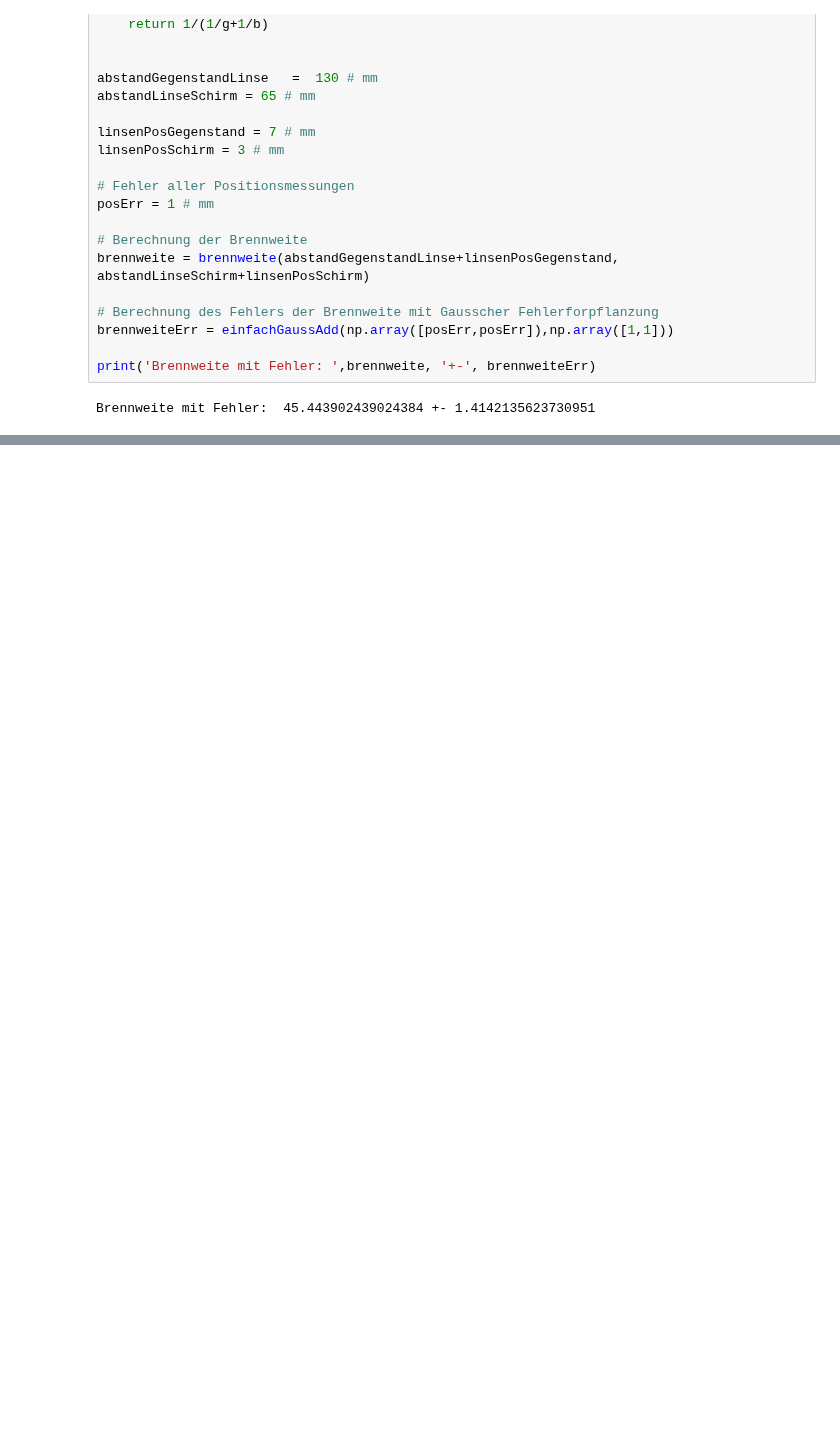
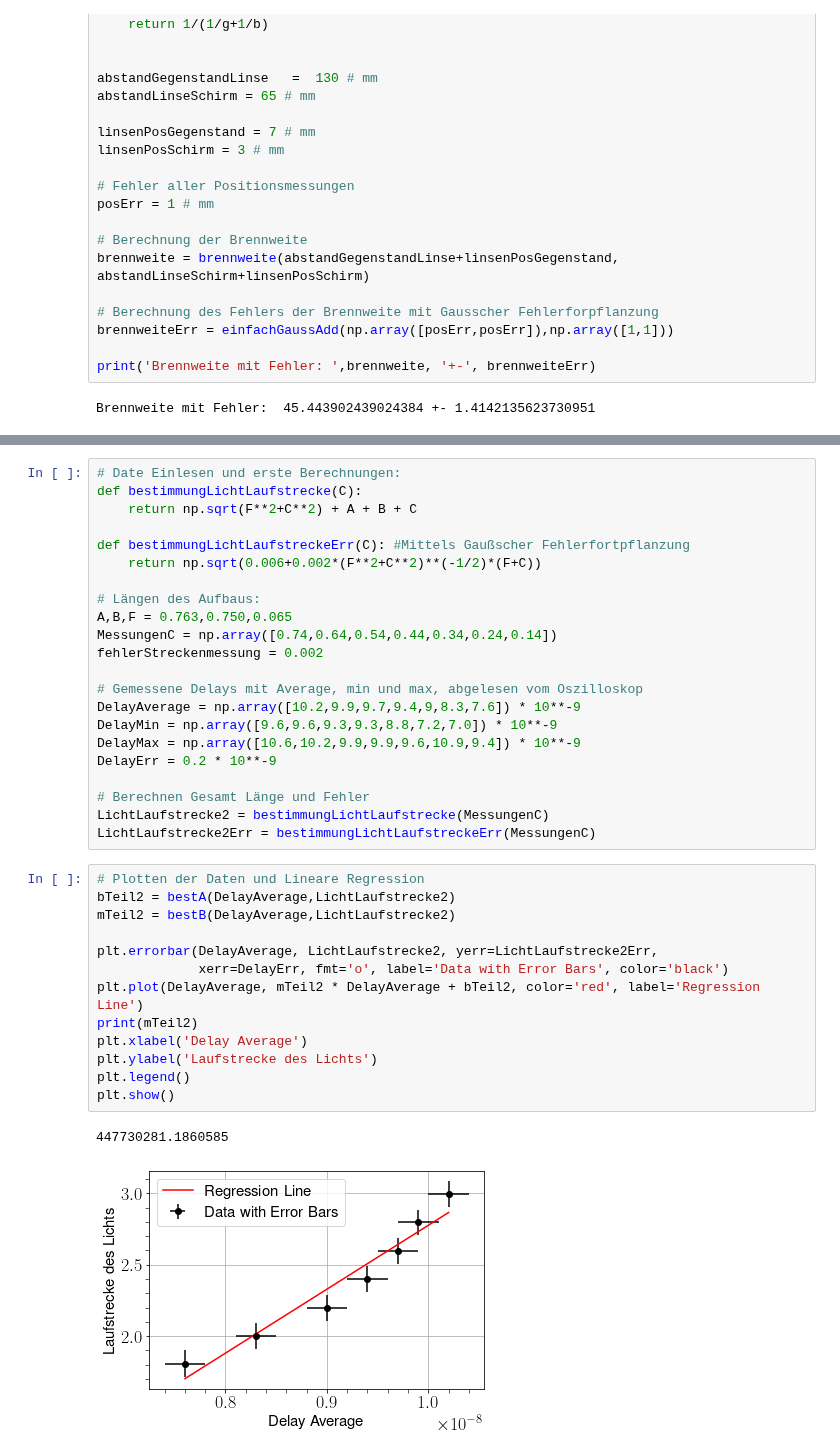
Before and after one commit to MayerPablo/FP, a Jupyter notebook: Lichtlaufzeiten/Lichtlaufzeiten.ipynb, the cells around one changed output, grey strips where cells are left out. Saved outputs shown, nothing was run; the diff lists cells and outputs as text; blank space fills up the shorter version.

```diff
--- a/Lichtlaufzeiten/Lichtlaufzeiten.ipynb
+++ b/Lichtlaufzeiten/Lichtlaufzeiten.ipynb
@@ -655,0 +241,38 @@ Verdet hell in arcmin/Oe 0.0646285120043505 pm 0.005389601222418415
+# %%
+# Date Einlesen und erste Berechnungen:
+def bestimmungLichtLaufstrecke(C):
+    return np.sqrt(F**2+C**2) + A + B + C
+
+def bestimmungLichtLaufstreckeErr(C): #Mittels Gaußscher Fehlerfortpflanzung
+    return np.sqrt(0.006+0.002*(F**2+C**2)**(-1/2)*(F+C))
+
+# Längen des Aufbaus:
+A,B,F = 0.763,0.750,0.065
+MessungenC = np.array([0.74,0.64,0.54,0.44,0.34,0.24,0.14])
+fehlerStreckenmessung = 0.002
+
+# Gemessene Delays mit Average, min und max, abgelesen vom Oszilloskop
+DelayAverage = np.array([10.2,9.9,9.7,9.4,9,8.3,7.6]) * 10**-9
+DelayMin = np.array([9.6,9.6,9.3,9.3,8.8,7.2,7.0]) * 10**-9
+DelayMax = np.array([10.6,10.2,9.9,9.9,9.6,10.9,9.4]) * 10**-9
+DelayErr = 0.2 * 10**-9
+
+# Berechnen Gesamt Länge und Fehler
+LichtLaufstrecke2 = bestimmungLichtLaufstrecke(MessungenC)
+LichtLaufstrecke2Err = bestimmungLichtLaufstreckeErr(MessungenC)
+# %%
+# Plotten der Daten und Lineare Regression
+bTeil2 = bestA(DelayAverage,LichtLaufstrecke2)
+mTeil2 = bestB(DelayAverage,LichtLaufstrecke2)
+
+plt.errorbar(DelayAverage, LichtLaufstrecke2, yerr=LichtLaufstrecke2Err,
+             xerr=DelayErr, fmt='o', label='Data with Error Bars', color='black')
+plt.plot(DelayAverage, mTeil2 * DelayAverage + bTeil2, color='red', label='Regression Line')
+print(mTeil2)
+plt.xlabel('Delay Average')
+plt.ylabel('Laufstrecke des Lichts')
+plt.legend()
+plt.show()
+# %% [output]
+447730281.1860585
+[figure, added]
```
Also changed, not shown: parts of 38 cells of this notebook.
